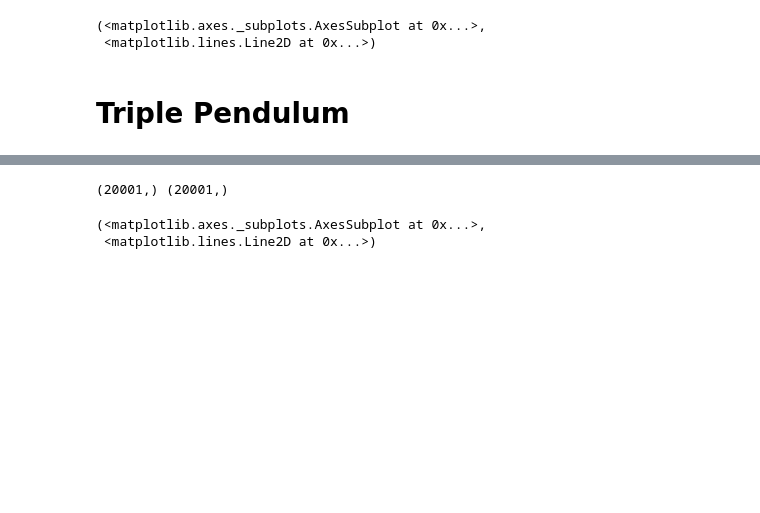
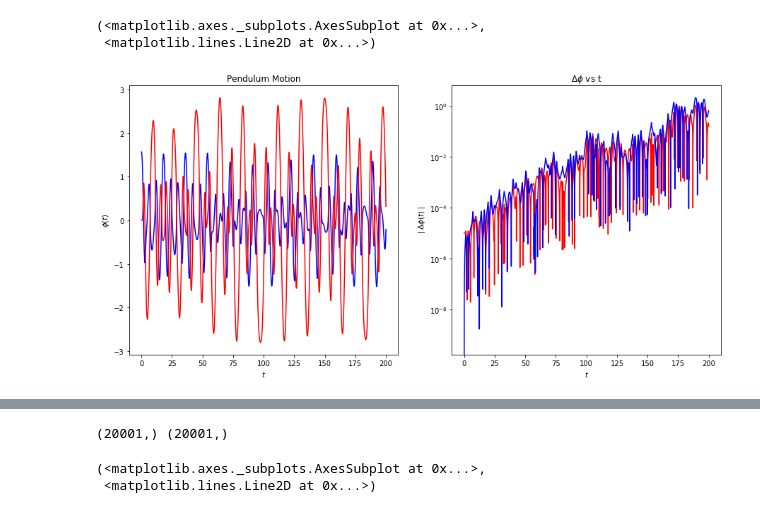
Before and after one commit to Bensipe01/5300_final, a Jupyter notebook: Pendulums.ipynb, the cells around one changed output, grey strips where cells are left out. Saved outputs shown, nothing was run; the diff lists cells and outputs as text; code cells hidden in the pictures; blank space fills up the shorter version.

```diff
--- a/Pendulums.ipynb
+++ b/Pendulums.ipynb
@@ -9,11 +11,16 @@ import matplotlib.animation as animation
 class doublependulum():
     def __init__(self,L1,L2,m1,m2,g):
         """
-        L1 = length of pendulum 1
-        L2 = length of pendulum 2
-        m1 = mass of pendulum 1
-        m2 = mass of pendulum 2
-        g = gravitational acceleration
+        L1: float
+            = length of pendulum 1
+        L2:float
+            = length of pendulum 2
+        m1:float
+            = mass of pendulum 1
+        m2:float
+            = mass of pendulum 2
+        g:float
+            = gravitational acceleration
         """
         self.L1=L1
         self.L2=L2
@@ -23,6 +30,22 @@ class doublependulum():
 
     def dy_dt(self,t,y):
         """
+        p1:float
+            =angle of pendulum 1 with respect to the vertical
+        p2:float
+            =angle of pendulum 2 with repsect to the vertical
+
+        Parameters
+        ----------
+        t : float
+            time
+        y : float
+            y[0]=p1,y[1]=p1dot,y[2]=p2,y[3]=p2dot
+
+        Returns
+        -------
+        This function returns the right-hand side of the diffeq:
+        [dphi1/dt d^2phi1/dt^2 dphi2/dt d^2phi2/dt^2]
 
         """
         L1=self.L1
@@ -140,12 +163,14 @@ plot_y_vs_x(t_pts[start : stop], phi_2[start : stop],
             axis_labels=phi_vs_time_labels,
             color='red',
             label=None,
+            title='Pendulum Motion',
             ax=ax_1)
 plot_y_vs_x(t_pts[start : stop], Delta[start : stop],
             axis_labels=delta_vs_time_labels,
             color='red',
             label=None,
             semilogy=True,
+            title='$\Delta\phi$ vs t',
             ax=ax_2)
 plot_y_vs_x(t_pts[start : stop], Delta2[start : stop],
             axis_labels=delta_vs_time_labels,
@@ -159,4 +182,3 @@ plot_y_vs_x(t_pts[start : stop], Delta2[start : stop],
 (<matplotlib.axes._subplots.AxesSubplot at 0x...>,
  <matplotlib.lines.Line2D at 0x...>)
+[figure, added]
-# %% [markdown]
-# Triple Pendulum
```
Also changed, not shown: parts of 8 cells of this notebook.
